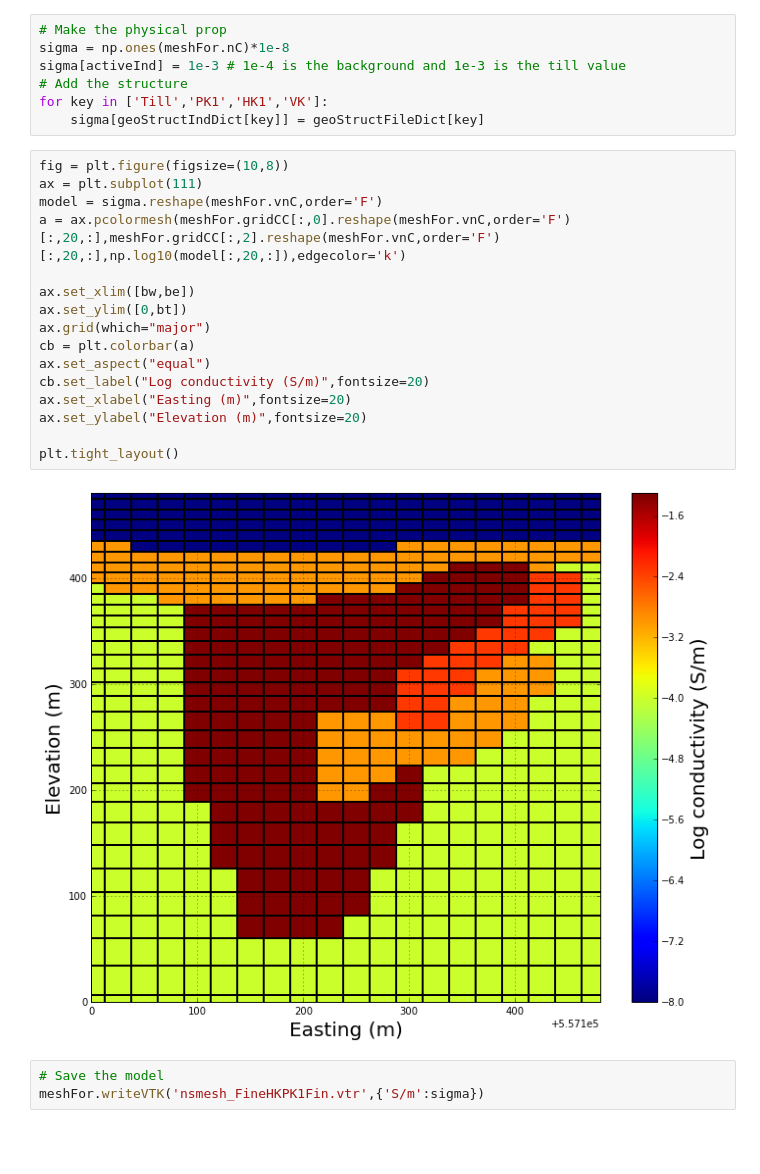
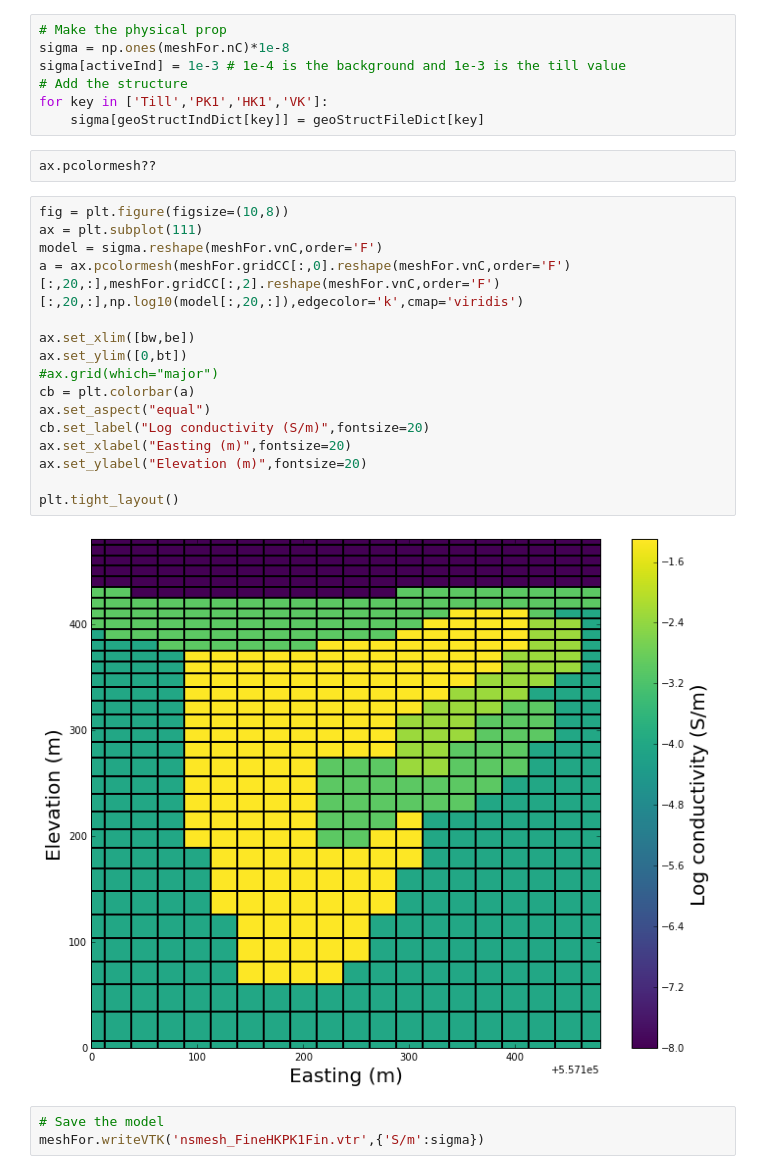
Before and after one commit to simpeg/presentations, a Jupyter notebook: SciPy2016/MTwork/Setup MT forward modelling.ipynb, the cells around one changed output. Cells and saved outputs as stored; diff of their text form; blank space fills up the shorter version.

```diff
--- a/SciPy2016/MTwork/Setup MT forward modelling.ipynb
+++ b/SciPy2016/MTwork/Setup MT forward modelling.ipynb
@@ -97,24 +97,26 @@ sigma[activeInd] = 1e-3 # 1e-4 is the background and 1e-3 is the till value
 # Add the structure
 for key in ['Till','PK1','HK1','VK']:
     sigma[geoStructIndDict[key]] = geoStructFileDict[key]
+# %%
+ax.pcolormesh??
 # %%
 fig = plt.figure(figsize=(10,8))
 ax = plt.subplot(111)
 model = sigma.reshape(meshFor.vnC,order='F')
-a = ax.pcolormesh(meshFor.gridCC[:,0].reshape(meshFor.vnC,order='F')[:,20,:],meshFor.gridCC[:,2].reshape(meshFor.vnC,order='F')[:,20,:],np.log10(model[:,20,:]),edgecolor='k')
+a = ax.pcolormesh(meshFor.gridCC[:,0].reshape(meshFor.vnC,order='F')[:,20,:],meshFor.gridCC[:,2].reshape(meshFor.vnC,order='F')[:,20,:],np.log10(model[:,20,:]),edgecolor='k',cmap='viridis')
 
 ax.set_xlim([bw,be])
 ax.set_ylim([0,bt])
-ax.grid(which="major")
+#ax.grid(which="major")
 cb = plt.colorbar(a)
 ax.set_aspect("equal")
 cb.set_label("Log conductivity (S/m)",fontsize=20)
 ax.set_xlabel("Easting (m)",fontsize=20)
 ax.set_ylabel("Elevation (m)",fontsize=20)
 
 plt.tight_layout()
 # %% [output]
-[figure, old version]
+[figure, new version]
 # %%
 # Save the model
 meshFor.writeVTK('nsmesh_FineHKPK1Fin.vtr',{'S/m':sigma})
```
Also changed, not shown: 3 other files.
